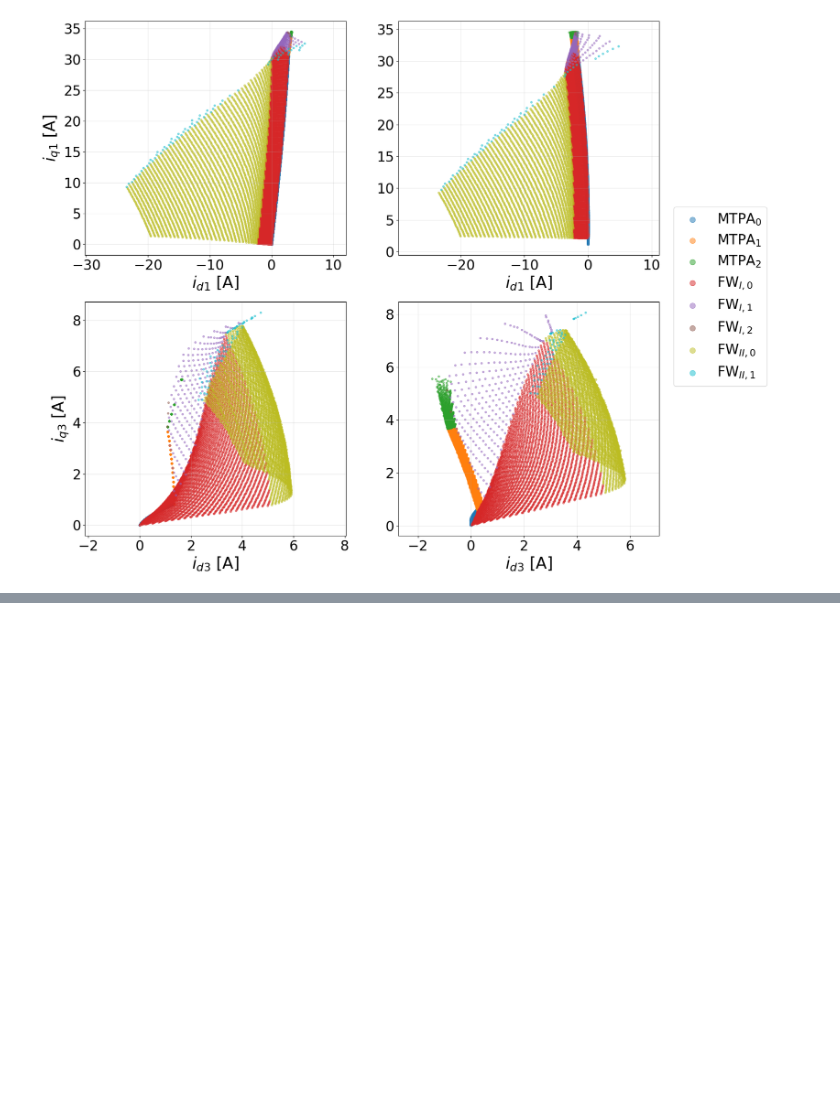
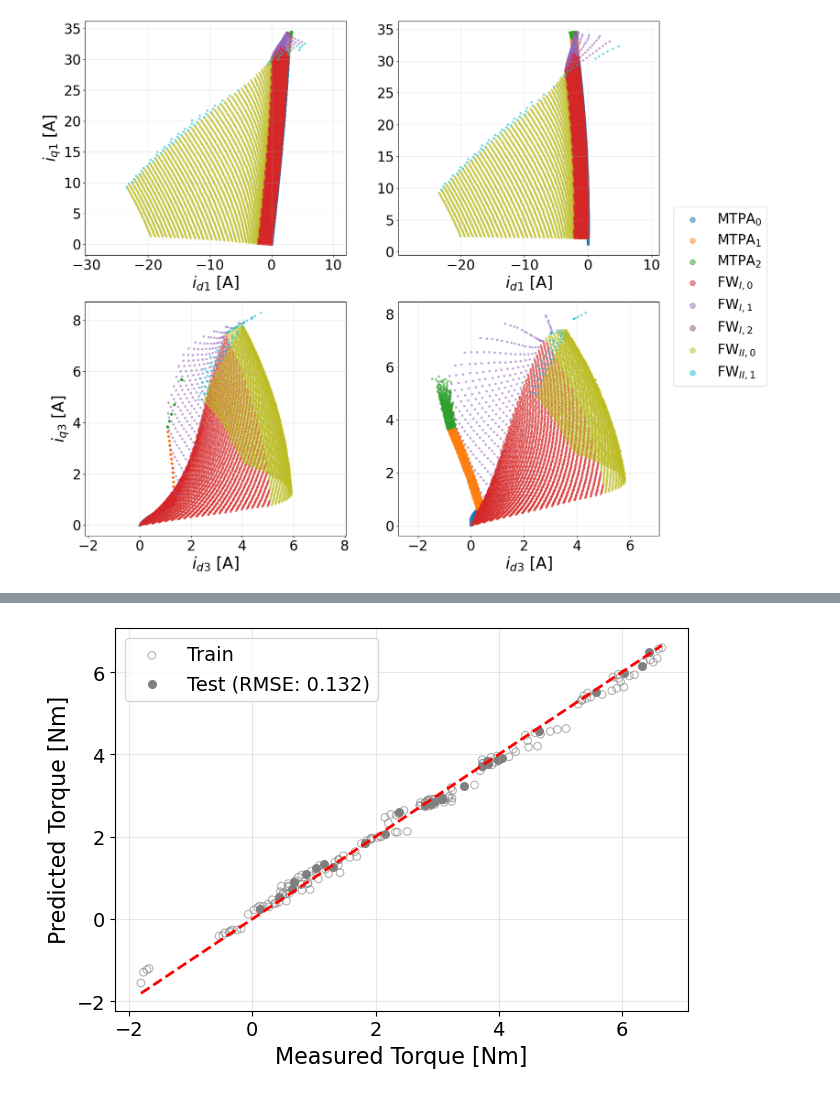
Before and after one commit to AI-RICE/current-setpoints, a Jupyter notebook: notebooks/main_gelu_fin.ipynb, the cells around one changed output, grey strips where cells are left out. Drawn from its saved outputs; the diff is of its cells as text; code cells hidden in the pictures; blank space fills up the shorter version.

Commit message:
Bertotti

```diff
--- a/notebooks/main_gelu_fin.ipynb
+++ b/notebooks/main_gelu_fin.ipynb
@@ -279,3 +279,84 @@ from current_setpoints.utils.plotting import plot_current_trajectories_split
 plot_current_trajectories_split(grid_result, neural_grid_result, machine)
 # %% [output]
 [figure]
+# %%
+# Parity plot for the first parametric loss model: a two-term Bertotti
+# iron-loss correction with the B == U substitution (ModelLossesSubstitution1).
+# Self-contained: re-establishes the sys.path hack and the analytical baseline
+# so it runs even in a fresh kernel without the earlier cells. Coefficients
+# k_v, k_h are fit by least squares on the train split (test_size=0.15,
+# seed 42); RMSE is reported on the held-out test split, directly comparable
+# to the Analytical and Neural numbers.
+import os
+import sys
+
+import numpy as np
+import pandas as pd
+from sklearn.model_selection import train_test_split
+
+# current_setpoints is not pip-installed; add the repo root to sys.path.
+root_dir = os.path.abspath("..")
+if root_dir not in sys.path:
+    sys.path.append(root_dir)
+data_dir = os.path.join(root_dir, "data")
+
+from current_setpoints.parameters import Flux_IEEEMachine2, IEEEMachine2
+from current_setpoints.optimization import ModelAnalytical, ModelLossesSubstitution1
+from current_setpoints.utils import (
+    fit_substitution_loss,
+    load_aggregated_csv_data,
+    substitution_loss_features,
+)
+from current_setpoints.utils.plotting import plot_global_performance
+
+flux = Flux_IEEEMachine2()
+machine = IEEEMachine2()
+machine.set_max_pars(curr_max=30.0, volt_max=13.0, omega_max=1800)
+analytical_model = ModelAnalytical(machine=machine, flux=flux)
+
+TEST_SIZE = 0.15
+RANDOM_STATE = 42
+
+# Include the measured dq voltages (ud1, uq1, ud3, uq3) the loss model uses.
+CSV_PATH = os.path.join(data_dir, "aggregated_file_means.csv")
+COL_MAP_LOSS = {
+    "omega": "omega",
+    "id1": "id1", "iq1": "iq1", "id3": "id3", "iq3": "iq3",
+    "ud1": "ud1", "uq1": "uq1", "ud3": "ud3", "uq3": "uq3",
+    "torq": "torq",
+}
+
+df_loss = load_aggregated_csv_data(CSV_PATH, COL_MAP_LOSS).reset_index(drop=True)
+
+# Same train/test partition as the Analytical/Neural parity plot above.
+indices = np.arange(len(df_loss))
+train_idx, test_idx = train_test_split(indices, test_size=TEST_SIZE, random_state=RANDOM_STATE)
+test_mask = np.zeros(len(df_loss), dtype=bool)
+test_mask[test_idx] = True
+
+# Identify k_v, k_h on the training rows only (B == U substitution is the default).
+coeffs = fit_substitution_loss(
+    df_loss.iloc[train_idx], analytical_model, machine.n_ppairs,
+    features_fn=substitution_loss_features,
+)
+print(f"Bertotti (B=U) fitted: k_v={coeffs['k_v']:.4e}, k_h={coeffs['k_h']:.4e}")
+
+# Predict total torque (T_base + M_Fe) per row via the model class.
+bertotti_model = ModelLossesSubstitution1(machine, flux, k_v=coeffs["k_v"], k_h=coeffs["k_h"])
+torq_bert = np.zeros(len(df_loss), dtype=np.float64)
+for i in range(len(df_loss)):
+    row = df_loss.iloc[i]
+    omega_i = float(row["omega"])
+    curr_dq = row[["id1", "iq1", "id3", "iq3"]].to_numpy(dtype=np.float64)
+    volt_dq = row[["ud1", "uq1", "ud3", "uq3"]].to_numpy(dtype=np.float64)
+    torq_bert[i] = bertotti_model.calculate_torque(omega_i, curr_dq, volt_dq)
+
+df_loss["torq_meas"] = df_loss["torq"]
+df_loss["torq_Bertotti"] = torq_bert
+df_loss["Error_Bertotti"] = df_loss["torq_Bertotti"] - df_loss["torq_meas"]
+
+rmse_bert_test = np.sqrt(np.mean(df_loss.loc[test_mask, "Error_Bertotti"] ** 2))
+print(f"Bertotti (B=U) RMSE (test set, n={test_mask.sum()}): {rmse_bert_test:.4f} Nm")
+
+plot_global_performance(df_loss, machine, models=["Bertotti"], test_mask=test_mask)
+# %% [output]
@@ -281,0 +366 @@ plot_current_trajectories_split(grid_result, neural_grid_result, machine)
+[figure, added]
```
Also changed, not shown: parts of 2 cells of this notebook, 12 other files.
